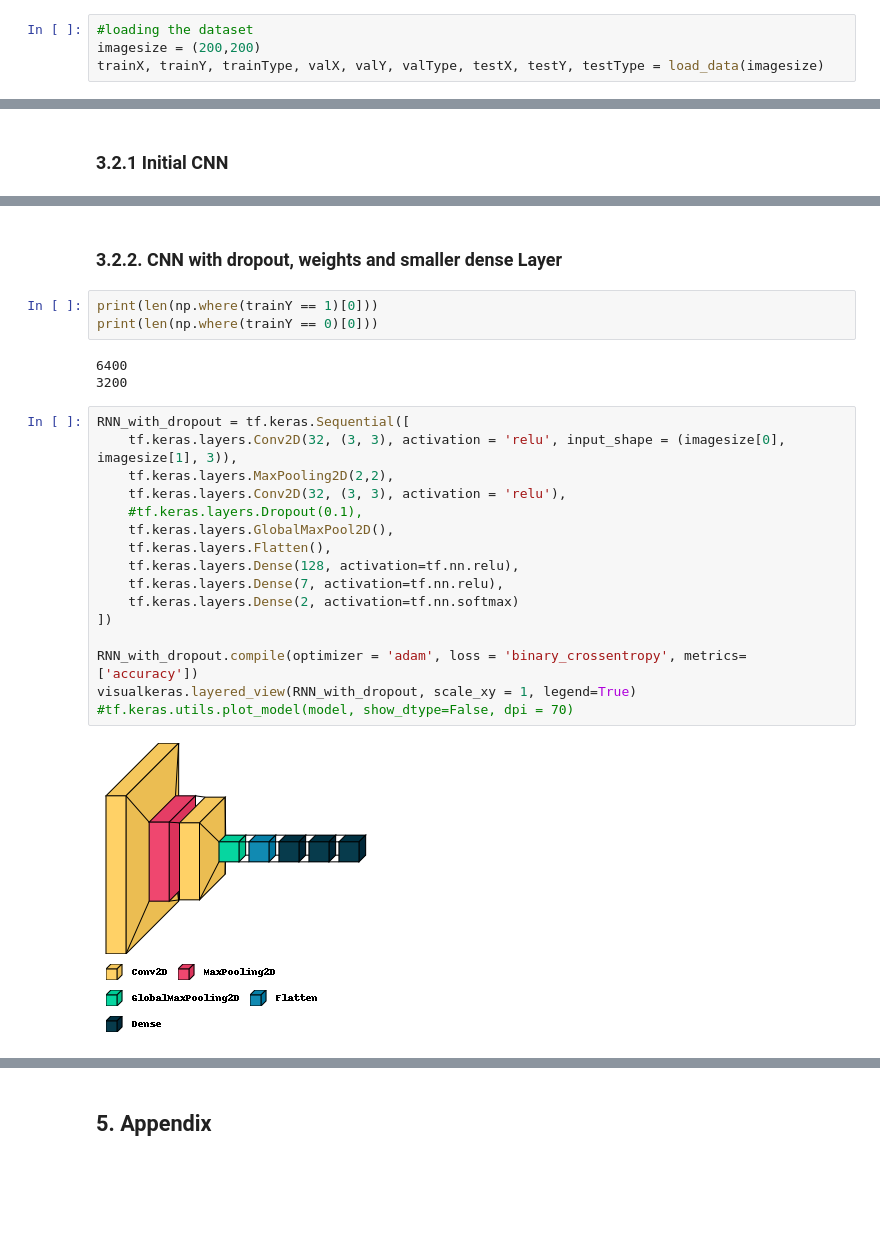
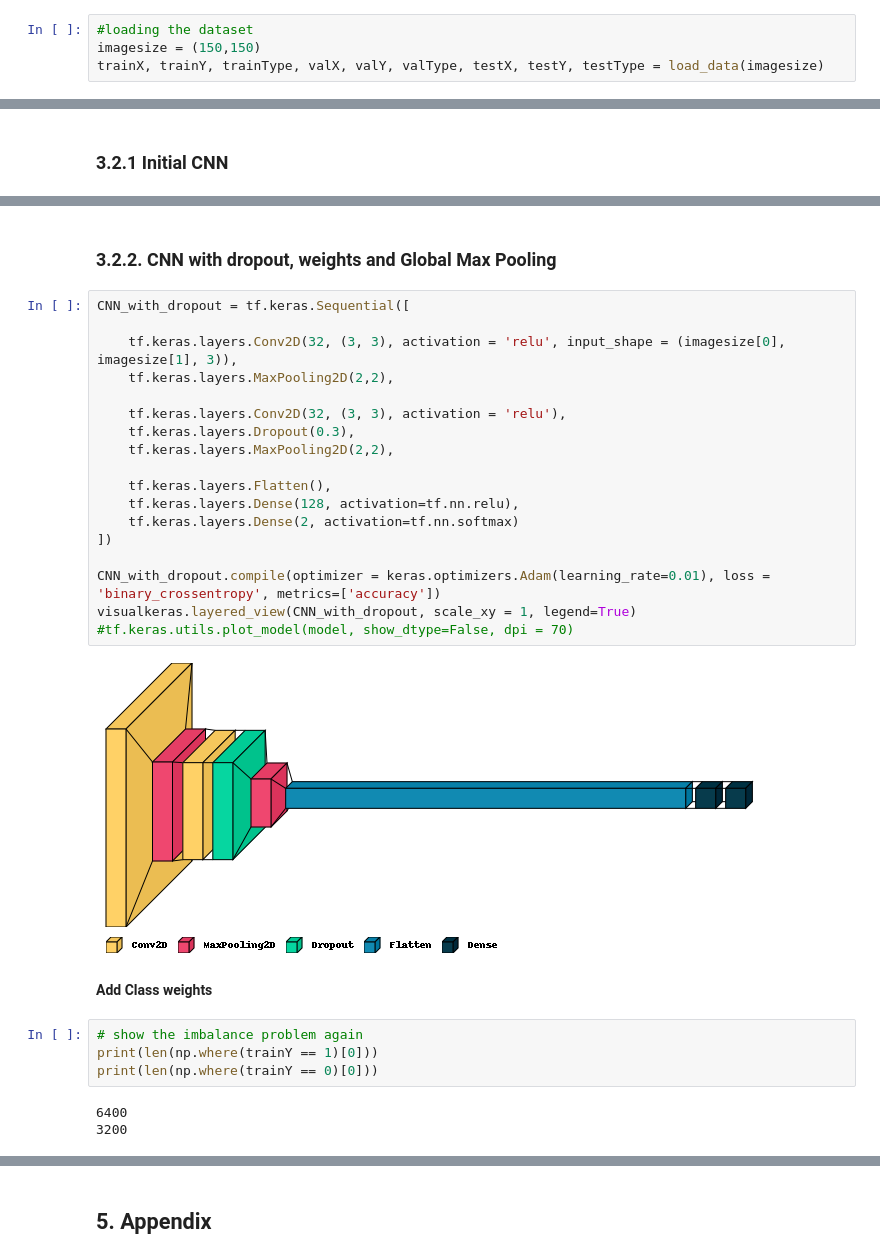
Before and after one commit to dario-x/Deep_Fake_Detection, a Jupyter notebook: main.ipynb, the cells around one changed output, grey strips where cells are left out. Saved outputs shown, nothing was run; the diff lists cells and outputs as text; blank space fills up the shorter version.

```diff
--- a/main.ipynb
+++ b/main.ipynb
@@ -417,7 +415,7 @@ def plot_training(training_data,train,validation):
 #create_data_split_and_directory(extract_zip=True)
 # %%
 #loading the dataset
-imagesize = (200,200)
+imagesize = (150,150)
 trainX, trainY, trainType, valX, valY, valType, testX, testY, testType = load_data(imagesize)
 # %%
 # shuffling the data again
@@ -714,26 +693,31 @@ visualize_prediction(testY, Y_hat, "Sequential RNN")
 # %% [markdown]
-### 3.2.2. CNN with dropout, weights and smaller dense Layer
+### 3.2.2. CNN with dropout, weights and Global Max Pooling
-# %%
-print(len(np.where(trainY == 1)[0]))
-print(len(np.where(trainY == 0)[0]))
-# %% [output]
-6400
-3200
 # %%
-RNN_with_dropout = tf.keras.Sequential([
+CNN_with_dropout = tf.keras.Sequential([
+
     tf.keras.layers.Conv2D(32, (3, 3), activation = 'relu', input_shape = (imagesize[0], imagesize[1], 3)),
     tf.keras.layers.MaxPooling2D(2,2),
+
     tf.keras.layers.Conv2D(32, (3, 3), activation = 'relu'),
-    #tf.keras.layers.Dropout(0.1),
-    tf.keras.layers.GlobalMaxPool2D(),
+    tf.keras.layers.Dropout(0.3),
+    tf.keras.layers.MaxPooling2D(2,2),
+
     tf.keras.layers.Flatten(),
     tf.keras.layers.Dense(128, activation=tf.nn.relu),
-    tf.keras.layers.Dense(7, activation=tf.nn.relu),
     tf.keras.layers.Dense(2, activation=tf.nn.softmax)
 ])
 
-RNN_with_dropout.compile(optimizer = 'adam', loss = 'binary_crossentropy', metrics=['accuracy'])
-visualkeras.layered_view(RNN_with_dropout, scale_xy = 1, legend=True)
+CNN_with_dropout.compile(optimizer = keras.optimizers.Adam(learning_rate=0.01), loss = 'binary_crossentropy', metrics=['accuracy'])
+visualkeras.layered_view(CNN_with_dropout, scale_xy = 1, legend=True)
 #tf.keras.utils.plot_model(model, show_dtype=False, dpi = 70)
 # %% [output]
-[figure, old version]
+[figure, new version]
+# %% [markdown]
+**Add Class weights**
+# %%
+# show the imbalance problem again
+print(len(np.where(trainY == 1)[0]))
+print(len(np.where(trainY == 0)[0]))
+# %% [output]
+6400
+3200
```
Also changed, not shown: parts of 29 cells of this notebook.
